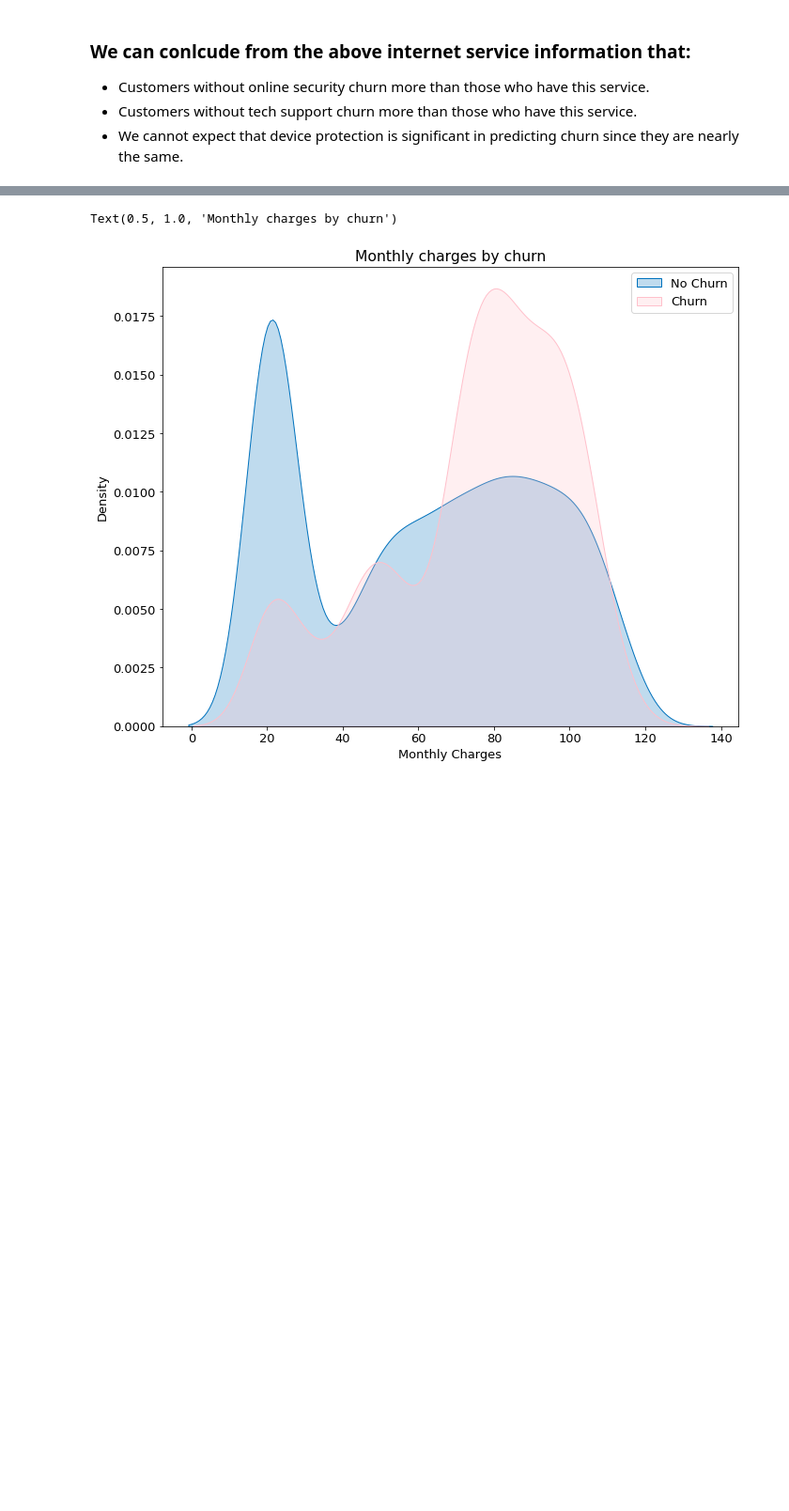
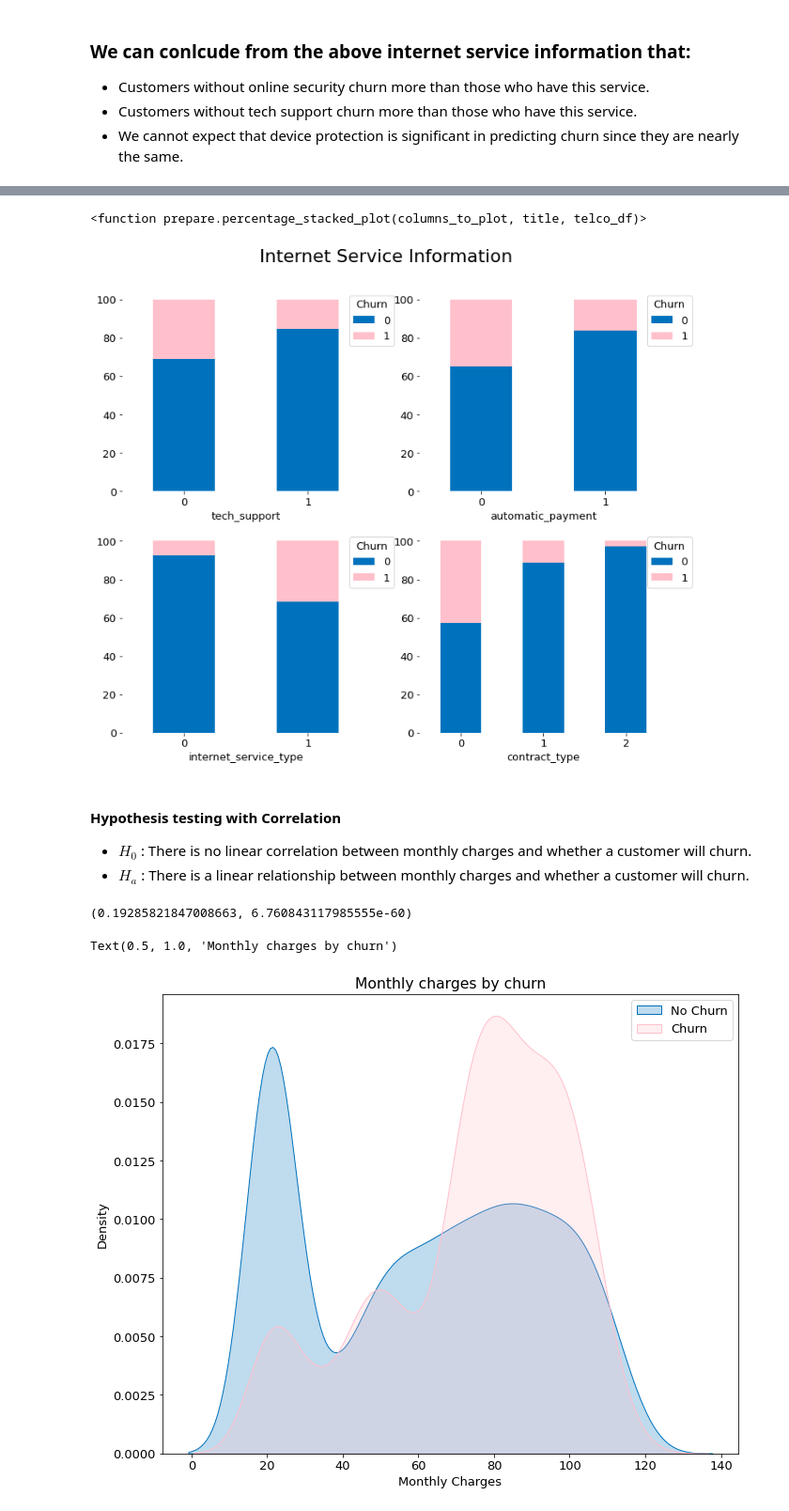
Before and after one commit to raycerna/telco-churn-analysis, a Jupyter notebook: final_report.ipynb, the cells around one changed output, grey strips where cells are left out. Shown at 94% size. Cells and saved outputs as stored; diff of their text form; code cells hidden in the pictures; blank space fills up the shorter version.

```diff
--- a/final_report.ipynb
+++ b/final_report.ipynb
@@ -111,3 +196,26 @@ sns.distplot(telco_df.monthly_charges)
+# %%
+# type of internet service column names
+services_columns = ['tech_support', 'automatic_payment','internet_service_type','contract_type']
+
+# stacked plot of internet service columns
+percentage_stacked_plot(services_columns, 'Internet Service Information', telco_df)
+
+#0 means no they do not have this feature
+# %% [output]
+<function prepare.percentage_stacked_plot(columns_to_plot, title, telco_df)>
+[figure, added]
+# %% [markdown]
+#### Hypothesis testing with Correlation
+
+- $H_0$ : There is no linear correlation between monthly charges and whether a customer will churn.
+- $H_a$ : There is a linear relationship between monthly charges and whether a customer will churn.
+# %%
+x = telco_df.monthly_charges
+y = telco_df.churn
+corr, p = stats.pearsonr(x, y)
+corr, p
+# %% [output]
+(0.19285821847008663, 6.760843117985555e-60)
 # %%
 Mth = sns.kdeplot(train.monthly_charges[(train["churn"] == 0) ],
                 color="#0072BD", shade = True)
```
Also changed, not shown: parts of 37 cells of this notebook.
